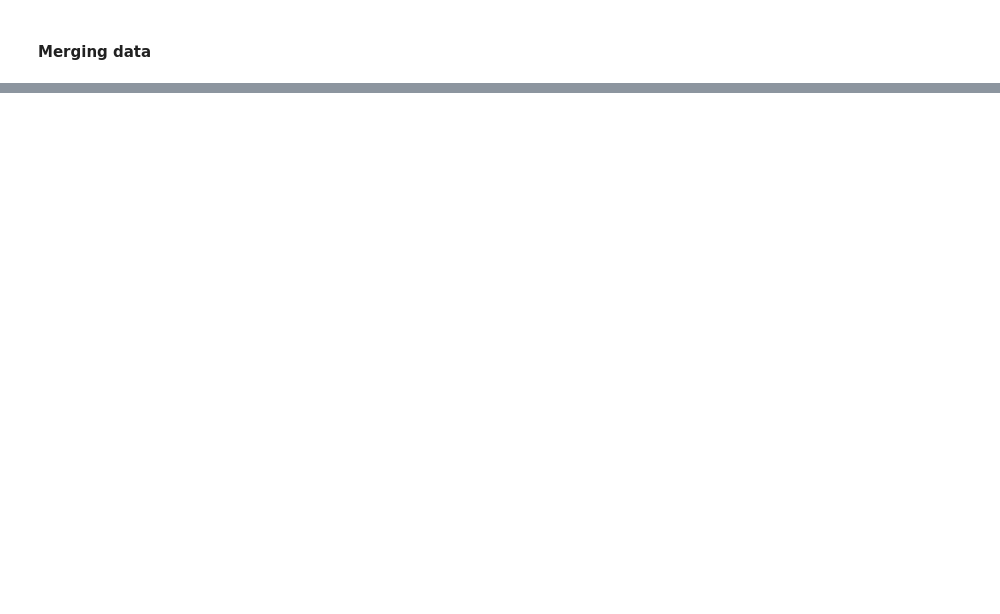
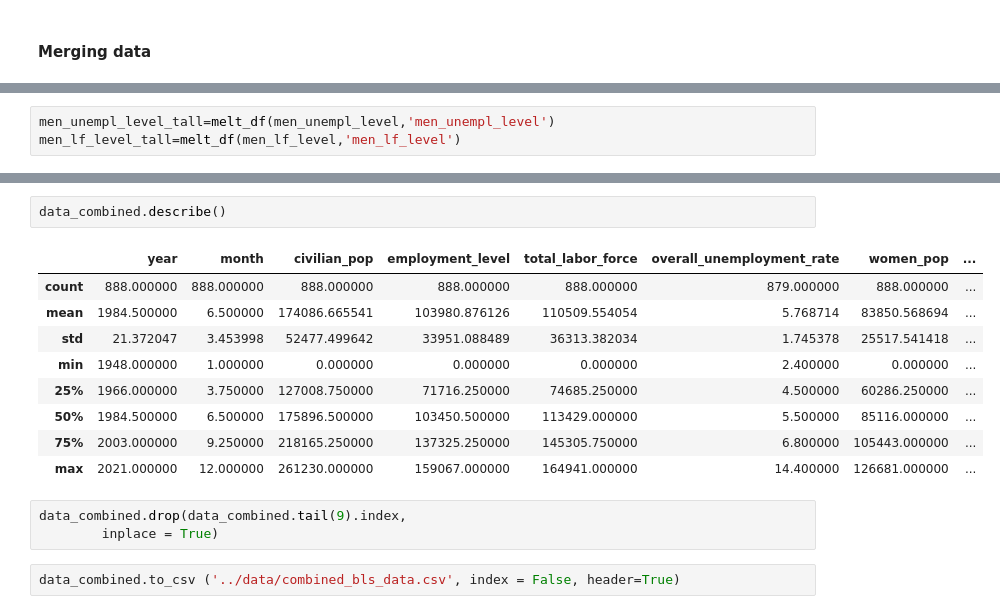
Before and after one commit to KatieSylvester/COVID_impacts_on_women, a Jupyter notebook: notebooks/bls_data_formatting.ipynb, the cells around one changed output, grey strips where cells are left out. Cells and saved outputs as stored; diff of their text form; blank space fills up the shorter version.

```diff
--- a/notebooks/bls_data_formatting.ipynb
+++ b/notebooks/bls_data_formatting.ipynb
@@ -322,0 +183,3 @@ data_combined3.head()
+# %%
+men_unempl_level_tall=melt_df(men_unempl_level,'men_unempl_level')
+men_lf_level_tall=melt_df(men_lf_level,'men_lf_level')
@@ -322,0 +224,17 @@ data_combined3.head()
+# %%
+data_combined.describe()
+# %% [output]
+|  | year | month | civilian_pop | employment_level | total_labor_force | overall_unemployment_rate | women_pop | ... |
+| count | 888.000000 | 888.000000 | 888.000000 | 888.000000 | 888.000000 | 879.000000 | 888.000000 | ... |
+| mean | 1984.500000 | 6.500000 | 174086.665541 | 103980.876126 | 110509.554054 | 5.768714 | 83850.568694 | ... |
+| std | 21.372047 | 3.453998 | 52477.499642 | 33951.088489 | 36313.382034 | 1.745378 | 25517.541418 | ... |
+| min | 1948.000000 | 1.000000 | 0.000000 | 0.000000 | 0.000000 | 2.400000 | 0.000000 | ... |
+| 25% | 1966.000000 | 3.750000 | 127008.750000 | 71716.250000 | 74685.250000 | 4.500000 | 60286.250000 | ... |
+| 50% | 1984.500000 | 6.500000 | 175896.500000 | 103450.500000 | 113429.000000 | 5.500000 | 85116.000000 | ... |
+| 75% | 2003.000000 | 9.250000 | 218165.250000 | 137325.250000 | 145305.750000 | 6.800000 | 105443.000000 | ... |
+| max | 2021.000000 | 12.000000 | 261230.000000 | 159067.000000 | 164941.000000 | 14.400000 | 126681.000000 | ... |
+# %%
+data_combined.drop(data_combined.tail(9).index,
+        inplace = True)
+# %%
+data_combined.to_csv ('../data/combined_bls_data.csv', index = False, header=True)
```
Also changed, not shown: parts of 77 cells of this notebook.
